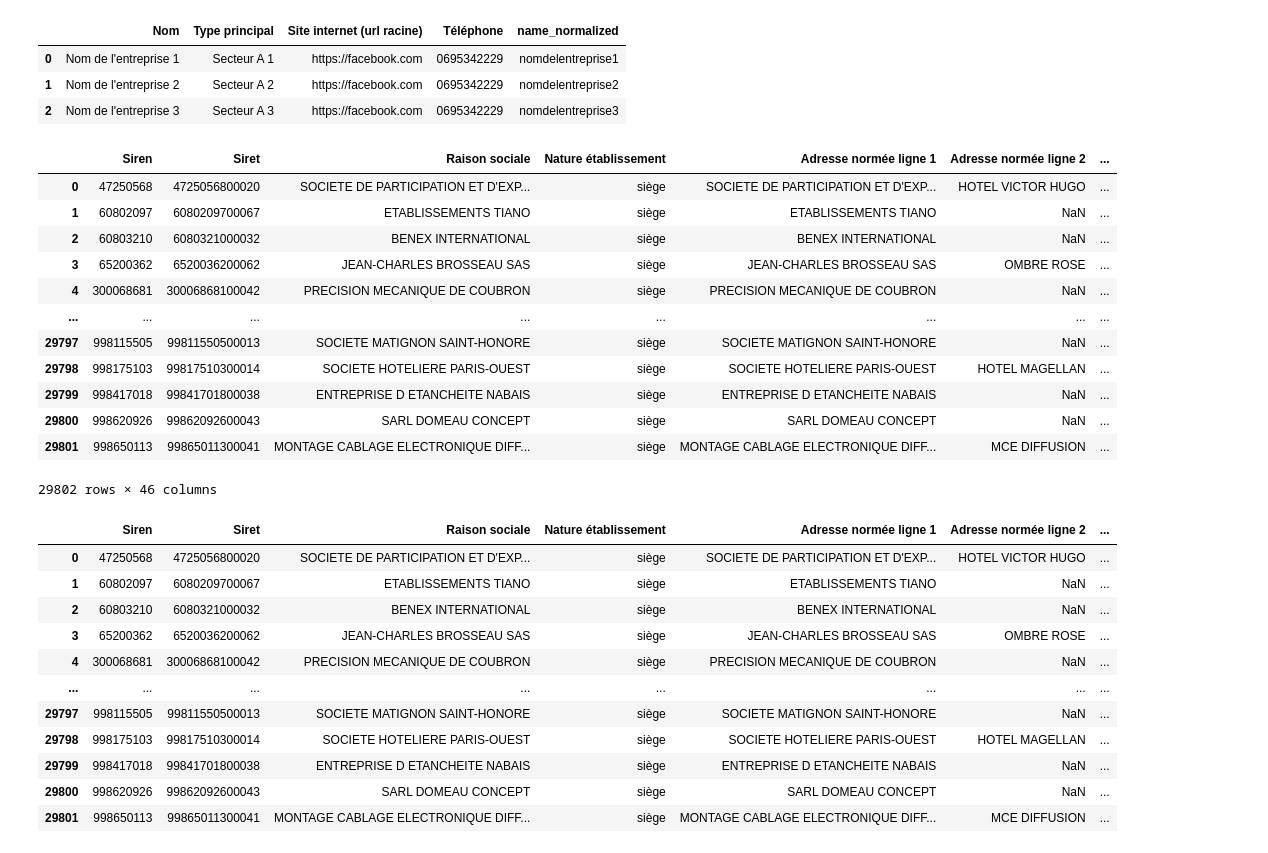
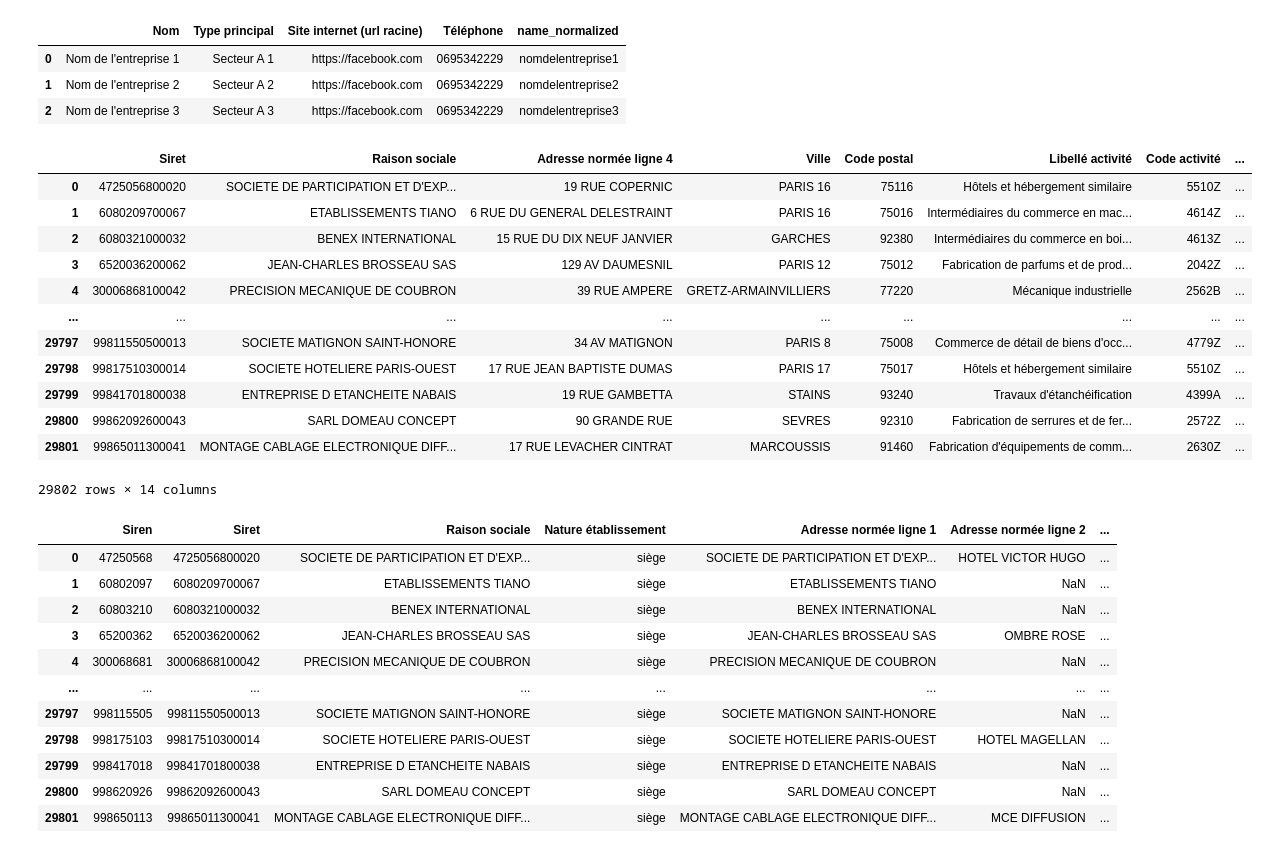
Before and after one commit to Icet0/listing, a Jupyter notebook: app/fichier_test.ipynb, the cells around one changed output. Saved outputs shown, nothing was run; the diff lists cells and outputs as text; code cells hidden in the pictures.

Commit message:
interface manageo OK

```diff
--- a/app/fichier_test.ipynb
+++ b/app/fichier_test.ipynb
@@ -217,23 +217,25 @@ def netoyage_email(input):
     input["Unique_Email"] = input.apply(lambda x: x["Email"].split(" ")[0],axis = 1)
 
     return input
-# %%
-manageoDF = pd.read_csv("company.csv",sep=";")
-manageoDF
-# %% [output]
-|  | Siren | Siret | Raison sociale | Nature établissement | Adresse normée ligne 1 | Adresse normée ligne 2 | ... |
-| 0 | 47250568 | 4725056800020 | SOCIETE DE PARTICIPATION ET D'EXP... | siège | SOCIETE DE PARTICIPATION ET D'EXP... | HOTEL VICTOR HUGO | ... |
-| 1 | 60802097 | 6080209700067 | ETABLISSEMENTS TIANO | siège | ETABLISSEMENTS TIANO | NaN | ... |
-| 2 | 60803210 | 6080321000032 | BENEX INTERNATIONAL | siège | BENEX INTERNATIONAL | NaN | ... |
-| 3 | 65200362 | 6520036200062 | JEAN-CHARLES BROSSEAU SAS | siège | JEAN-CHARLES BROSSEAU SAS | OMBRE ROSE | ... |
-| 4 | 300068681 | 30006868100042 | PRECISION MECANIQUE DE COUBRON | siège | PRECISION MECANIQUE DE COUBRON | NaN | ... |
-| ... | ... | ... | ... | ... | ... | ... | ... |
-| 29797 | 998115505 | 99811550500013 | SOCIETE MATIGNON SAINT-HONORE | siège | SOCIETE MATIGNON SAINT-HONORE | NaN | ... |
-| 29798 | 998175103 | 99817510300014 | SOCIETE HOTELIERE PARIS-OUEST | siège | SOCIETE HOTELIERE PARIS-OUEST | HOTEL MAGELLAN | ... |
-| 29799 | 998417018 | 99841701800038 | ENTREPRISE D ETANCHEITE NABAIS | siège | ENTREPRISE D ETANCHEITE NABAIS | NaN | ... |
-| 29800 | 998620926 | 99862092600043 | SARL DOMEAU CONCEPT | siège | SARL DOMEAU CONCEPT | NaN | ... |
-| 29801 | 998650113 | 99865011300041 | MONTAGE CABLAGE ELECTRONIQUE DIFF... | siège | MONTAGE CABLAGE ELECTRONIQUE DIFF... | MCE DIFFUSION | ... |
-29802 rows × 46 columns
+# %%
+manageoDF = pd.read_csv("company.csv",sep=";")
+manageoDF = pd.DataFrame(manageoDF,columns=['Siret','Raison sociale', 'Adresse normée ligne 4', 'Ville', 'Code postal', 'Libellé activité','Code activité', 'Date de création',
+                                            'Tranche Effectif INSEE','Téléphone', 'Email', "Chiffre d'affaires" , 'Nom dirigeant principal', 'Prénom dirigeant principal'])
+manageoDF
+# %% [output]
+|  | Siret | Raison sociale | Adresse normée ligne 4 | Ville | Code postal | Libellé activité | Code activité | ... |
+| 0 | 4725056800020 | SOCIETE DE PARTICIPATION ET D'EXP... | 19 RUE COPERNIC | PARIS 16 | 75116 | Hôtels et hébergement similaire | 5510Z | ... |
+| 1 | 6080209700067 | ETABLISSEMENTS TIANO | 6 RUE DU GENERAL DELESTRAINT | PARIS 16 | 75016 | Intermédiaires du commerce en mac... | 4614Z | ... |
+| 2 | 6080321000032 | BENEX INTERNATIONAL | 15 RUE DU DIX NEUF JANVIER | GARCHES | 92380 | Intermédiaires du commerce en boi... | 4613Z | ... |
+| 3 | 6520036200062 | JEAN-CHARLES BROSSEAU SAS | 129 AV DAUMESNIL | PARIS 12 | 75012 | Fabrication de parfums et de prod... | 2042Z | ... |
+| 4 | 30006868100042 | PRECISION MECANIQUE DE COUBRON | 39 RUE AMPERE | GRETZ-ARMAINVILLIERS | 77220 | Mécanique industrielle | 2562B | ... |
+| ... | ... | ... | ... | ... | ... | ... | ... | ... |
+| 29797 | 99811550500013 | SOCIETE MATIGNON SAINT-HONORE | 34 AV MATIGNON | PARIS 8 | 75008 | Commerce de détail de biens d'occ... | 4779Z | ... |
+| 29798 | 99817510300014 | SOCIETE HOTELIERE PARIS-OUEST | 17 RUE JEAN BAPTISTE DUMAS | PARIS 17 | 75017 | Hôtels et hébergement similaire | 5510Z | ... |
+| 29799 | 99841701800038 | ENTREPRISE D ETANCHEITE NABAIS | 19 RUE GAMBETTA | STAINS | 93240 | Travaux d'étanchéification | 4399A | ... |
+| 29800 | 99862092600043 | SARL DOMEAU CONCEPT | 90 GRANDE RUE | SEVRES | 92310 | Fabrication de serrures et de fer... | 2572Z | ... |
+| 29801 | 99865011300041 | MONTAGE CABLAGE ELECTRONIQUE DIFF... | 17 RUE LEVACHER CINTRAT | MARCOUSSIS | 91460 | Fabrication d'équipements de comm... | 2630Z | ... |
+29802 rows × 14 columns
 # %%
 manageoDF = netoyage_email(manageoDF)
 manageoDF
```
Also changed, not shown: parts of 1 cell of this notebook, 2 other files.
